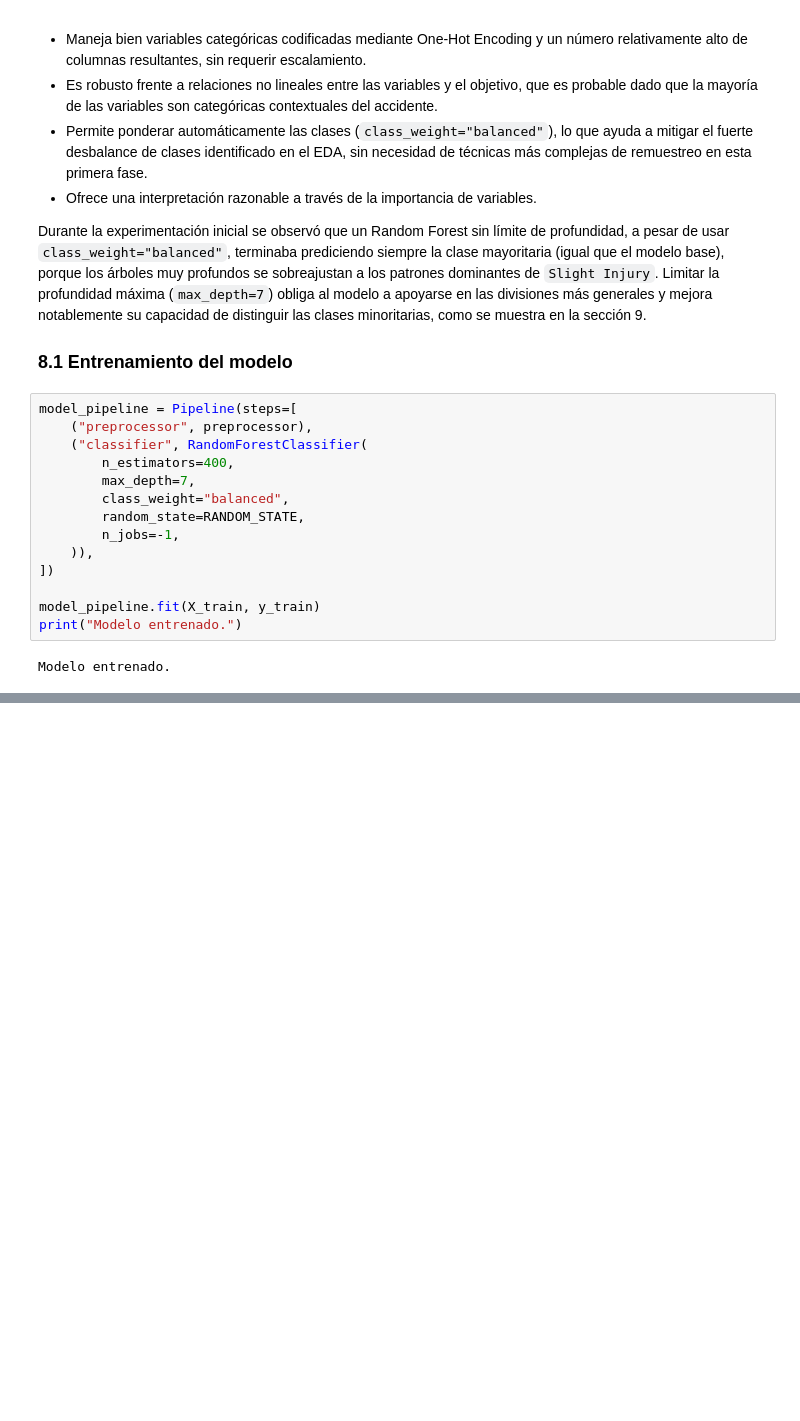
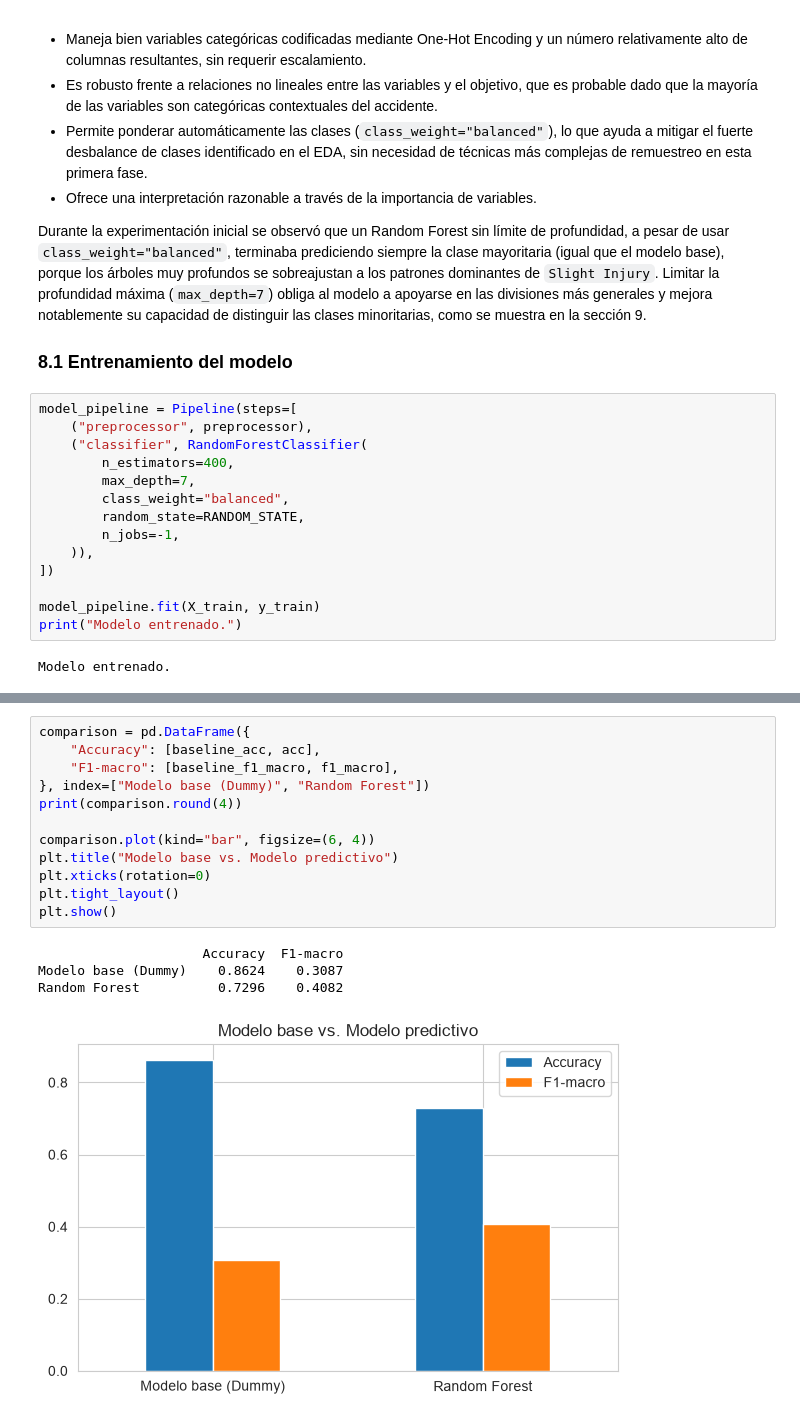
Before and after one commit to CarolinaArboleda/Proyecto_Modelos1, a Jupyter notebook: fase-1/ProyectoModelos.ipynb, the cells around one changed output, grey strips where cells are left out. Drawn from its saved outputs; the diff is of its cells as text; blank space fills up the shorter version.

```diff
--- a/fase-1/ProyectoModelos.ipynb
+++ b/fase-1/ProyectoModelos.ipynb
@@ -333,0 +375,17 @@ Modelo entrenado.
+# %%
+comparison = pd.DataFrame({
+    "Accuracy": [baseline_acc, acc],
+    "F1-macro": [baseline_f1_macro, f1_macro],
+}, index=["Modelo base (Dummy)", "Random Forest"])
+print(comparison.round(4))
+
+comparison.plot(kind="bar", figsize=(6, 4))
+plt.title("Modelo base vs. Modelo predictivo")
+plt.xticks(rotation=0)
+plt.tight_layout()
+plt.show()
+# %% [output]
+                     Accuracy  F1-macro
+Modelo base (Dummy)    0.8624    0.3087
+Random Forest          0.7296    0.4082
+[figure, added]
```
Also changed, not shown: parts of 9 cells of this notebook.
